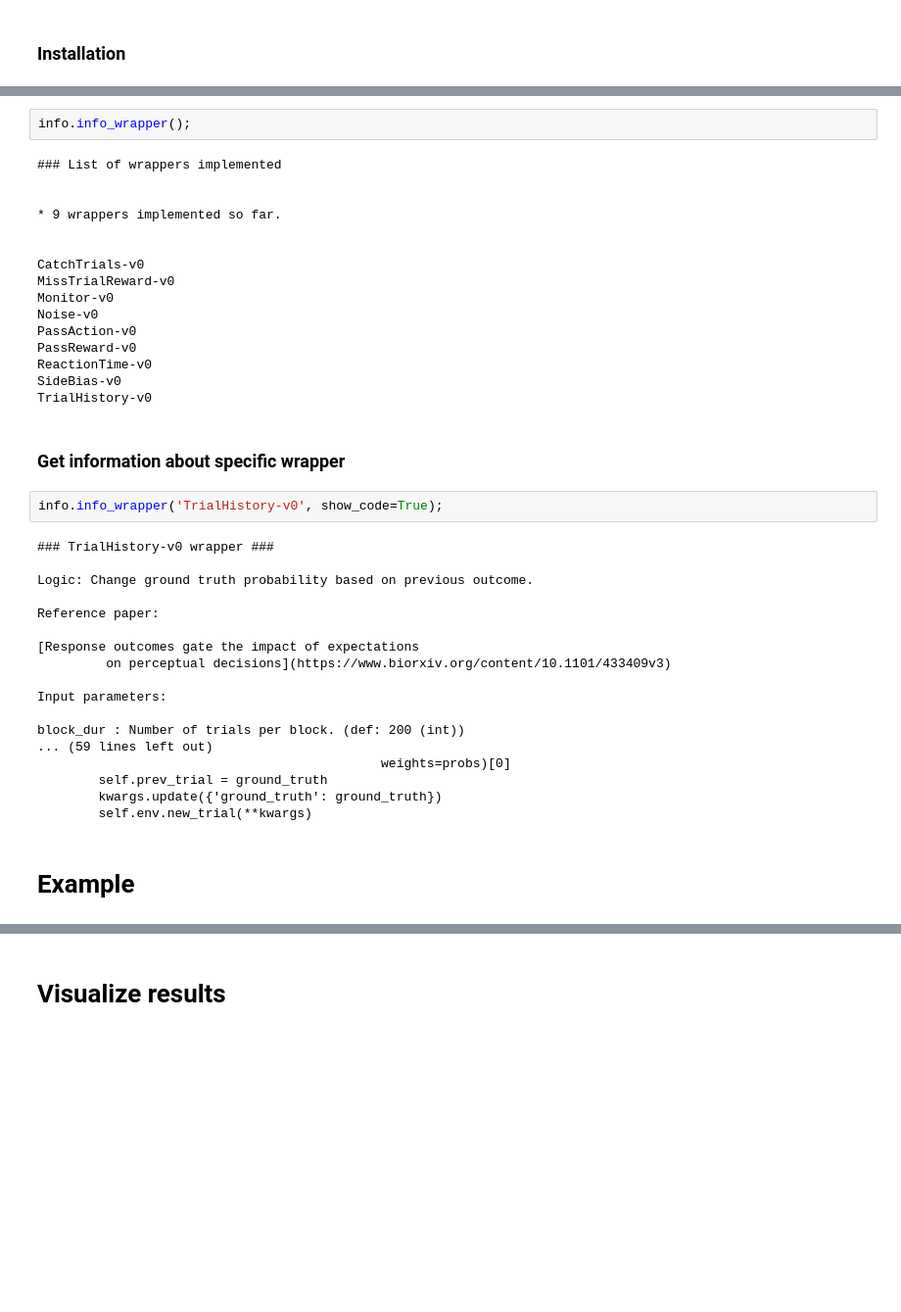
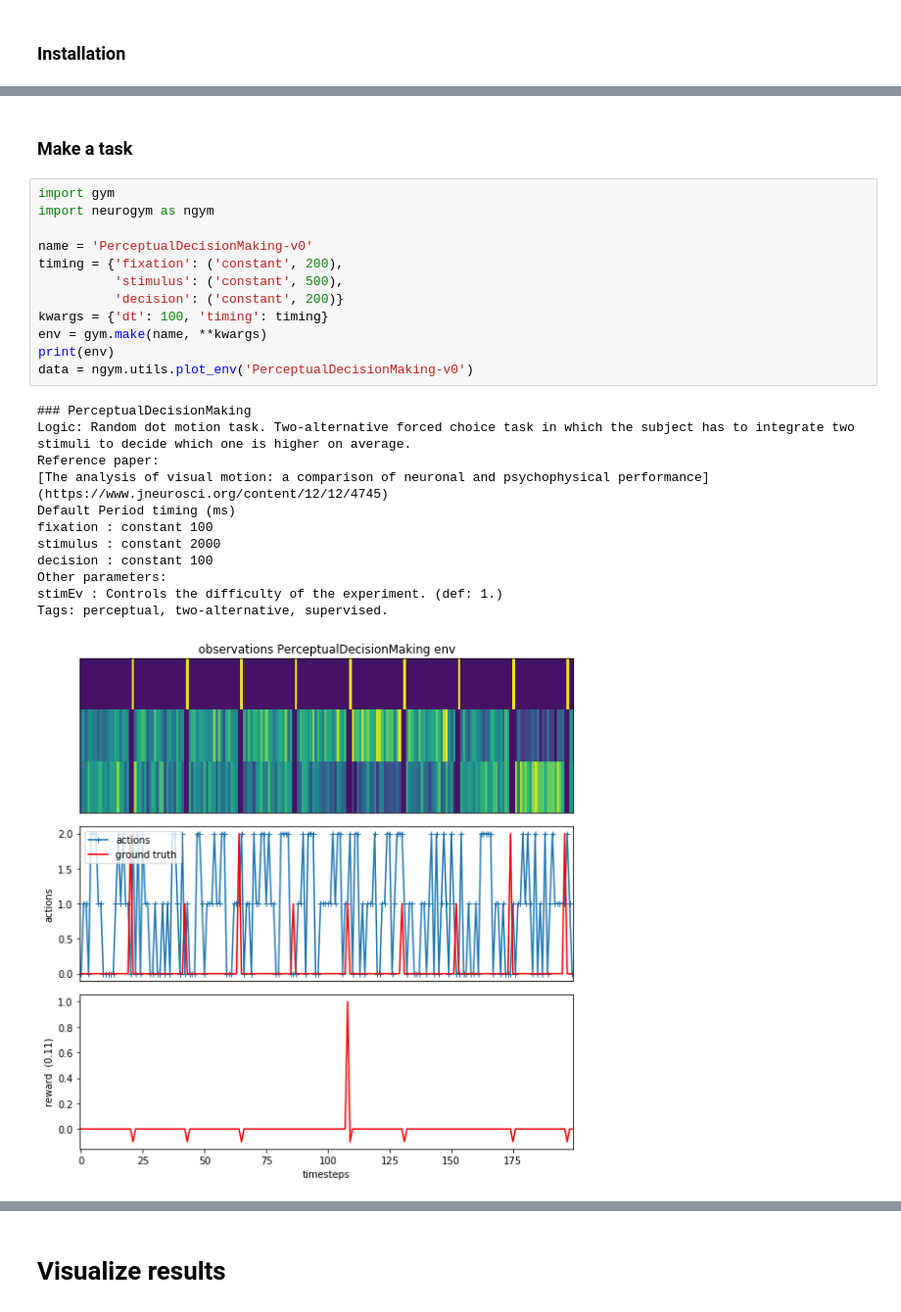
Before and after one commit to neurogym/neurogym, a Jupyter notebook: examples/example_neurogym_rl.ipynb, the cells around one changed output, grey strips where cells are left out. Shown at 98% size. Cells and saved outputs as stored; diff of their text form; blank space fills up the shorter version.

```diff
--- a/examples/example_neurogym_rl.ipynb
+++ b/examples/example_neurogym_rl.ipynb
@@ -142,42 +27,27 @@ Default Period timing (ms)
-# %%
-info.info_wrapper();
-# %% [output]
-### List of wrappers implemented
-
-
-* 9 wrappers implemented so far.
-
-
-CatchTrials-v0
-MissTrialReward-v0
-Monitor-v0
-Noise-v0
-PassAction-v0
-PassReward-v0
-ReactionTime-v0
-SideBias-v0
-TrialHistory-v0
-# %% [markdown]
-### Get information about specific wrapper
-# %%
-info.info_wrapper('TrialHistory-v0', show_code=True);
-# %% [output]
-### TrialHistory-v0 wrapper ###
-
-Logic: Change ground truth probability based on previous outcome.
-
-Reference paper:
-
-[Response outcomes gate the impact of expectations
-         on perceptual decisions](https://www.biorxiv.org/content/10.1101/433409v3)
-
-Input parameters:
-
-block_dur : Number of trials per block. (def: 200 (int))
-... (59 lines left out)
-                                             weights=probs)[0]
-        self.prev_trial = ground_truth
-        kwargs.update({'ground_truth': ground_truth})
-        self.env.new_trial(**kwargs)
-# %% [markdown]
-# Example
+# %% [markdown]
+### Make a task
+# %%
+import gym
+import neurogym as ngym
+
+name = 'PerceptualDecisionMaking-v0'
+timing = {'fixation': ('constant', 200),
+          'stimulus': ('constant', 500),
+          'decision': ('constant', 200)}
+kwargs = {'dt': 100, 'timing': timing}
+env = gym.make(name, **kwargs)
+print(env)
+data = ngym.utils.plot_env('PerceptualDecisionMaking-v0')
+# %% [output]
+### PerceptualDecisionMaking
+Logic: Random dot motion task. Two-alternative forced choice task in which the subject has to integrate two stimuli to decide which one is higher on average.
+Reference paper:
+[The analysis of visual motion: a comparison of neuronal and psychophysical performance](https://www.jneurosci.org/content/12/12/4745)
+Default Period timing (ms)
+fixation : constant 100
+stimulus : constant 2000
+decision : constant 100
+Other parameters:
+stimEv : Controls the difficulty of the experiment. (def: 1.)
+Tags: perceptual, two-alternative, supervised.
+[figure, added]
```
Also changed, not shown: parts of 14 cells of this notebook, 1 other file.
